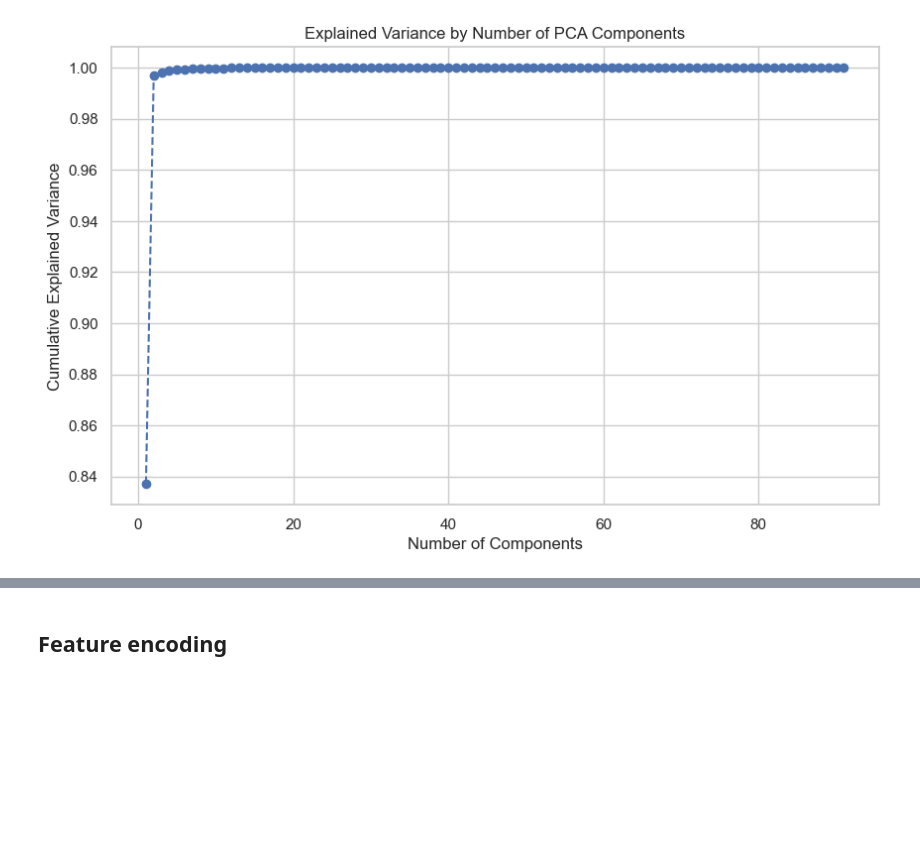
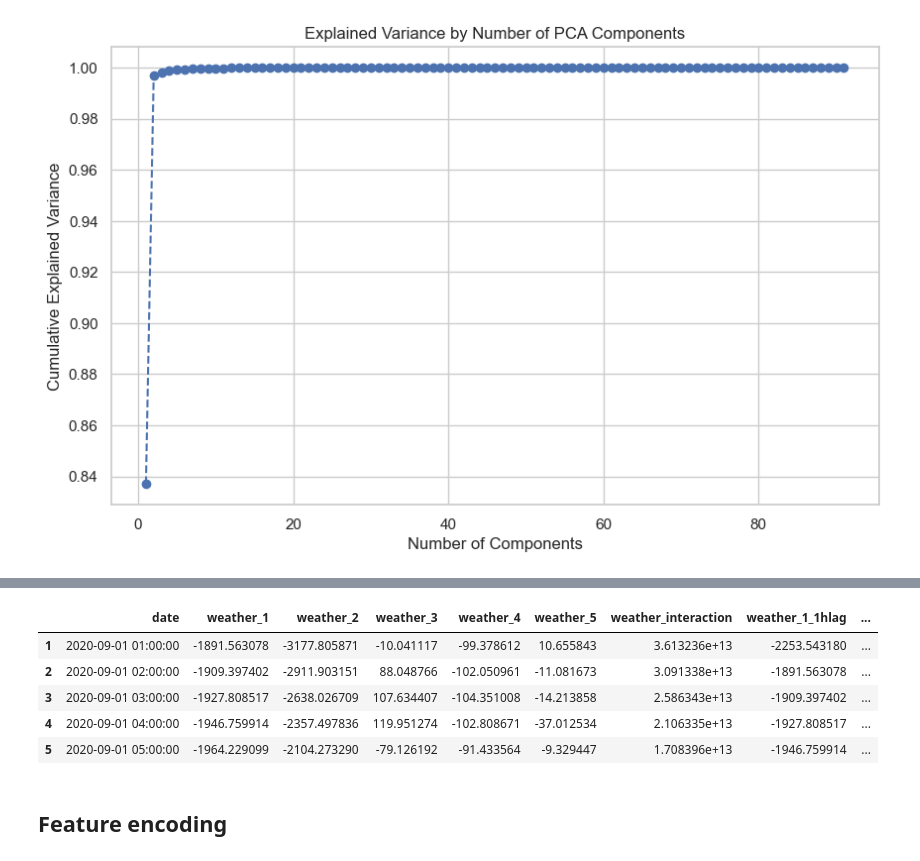
Before and after one commit to p-haas/bike_counters, a Jupyter notebook: WIP/eda_notebook.ipynb, the cells around one changed output, grey strips where cells are left out. Cells and saved outputs as stored; diff of their text form; code cells hidden in the pictures; blank space fills up the shorter version.

```diff
--- a/WIP/eda_notebook.ipynb
+++ b/WIP/eda_notebook.ipynb
@@ -633,5 +646,19 @@ weather_pca.head()
-# %%
-weather_pca["weather_interaction"] = (train_2["weather_2"] * train_2["weather_1"]) ** 2
+# %%
+weather_pca["weather_interaction"] = (weather_pca["weather_1"] * weather_pca["weather_2"]) ** 2
+
+for i in range(1, n + 1):
+    weather_pca[f"weather_{i}_1hlag"] = weather_pca[f"weather_{i}"].shift(1)
+
+weather_pca.dropna(inplace=True)
+# %%
+weather_pca.head()
+# %% [output]
+|  | date | weather_1 | weather_2 | weather_3 | weather_4 | weather_5 | weather_interaction | weather_1_1hlag | ... |
+| 1 | 2020-09-01 01:00:00 | -1891.563078 | -3177.805871 | -10.041117 | -99.378612 | 10.655843 | 3.613236e+13 | -2253.543180 | ... |
+| 2 | 2020-09-01 02:00:00 | -1909.397402 | -2911.903151 | 88.048766 | -102.050961 | -11.081673 | 3.091338e+13 | -1891.563078 | ... |
+| 3 | 2020-09-01 03:00:00 | -1927.808517 | -2638.026709 | 107.634407 | -104.351008 | -14.213858 | 2.586343e+13 | -1909.397402 | ... |
+| 4 | 2020-09-01 04:00:00 | -1946.759914 | -2357.497836 | 119.951274 | -102.808671 | -37.012534 | 2.106335e+13 | -1927.808517 | ... |
+| 5 | 2020-09-01 05:00:00 | -1964.229099 | -2104.273290 | -79.126192 | -91.433564 | -9.329447 | 1.708396e+13 | -1946.759914 | ... |
 # %%
 train_2 = train_1.merge(weather_pca, left_on="date", right_on="date", how="left")
 test_2 = test_1.merge(weather_pca, left_on="date", right_on="date", how="left")
```
Also changed, not shown: parts of 14 cells of this notebook, 1 other file.
